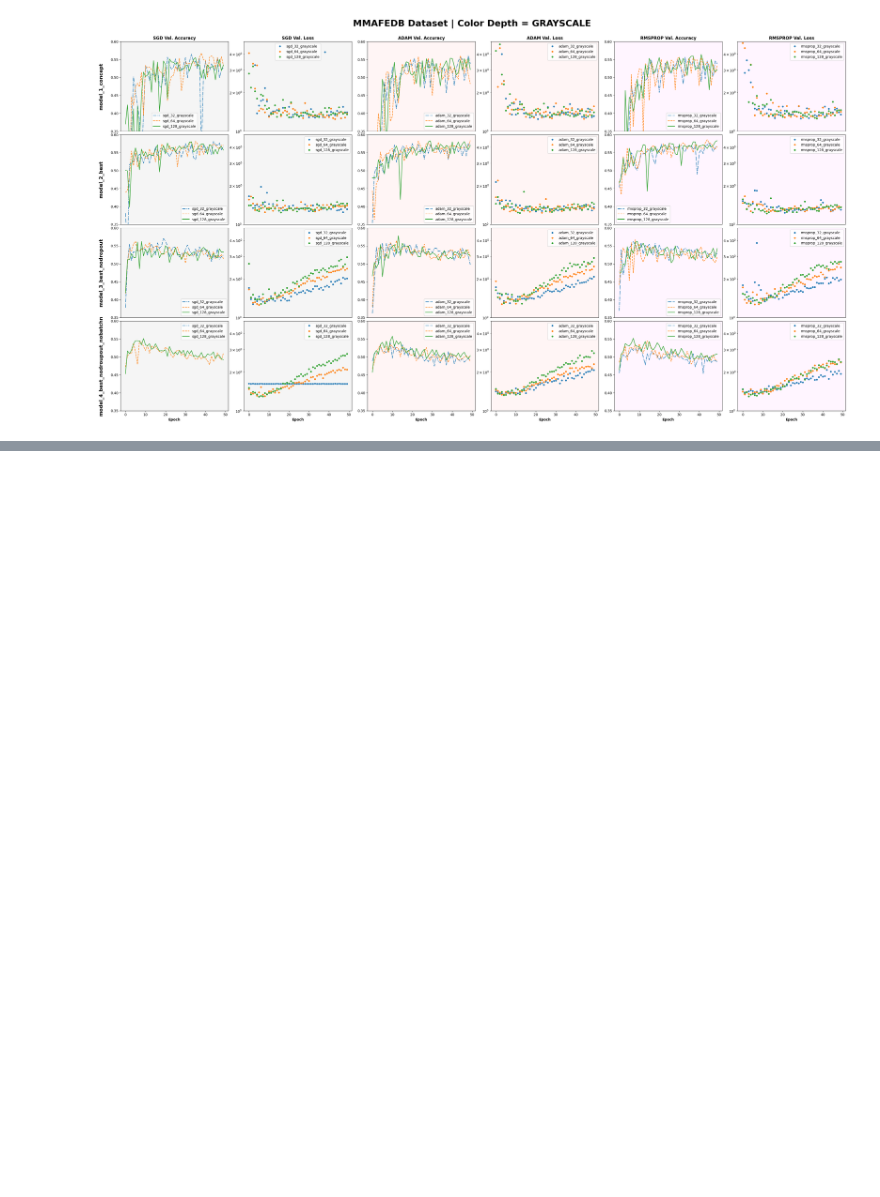
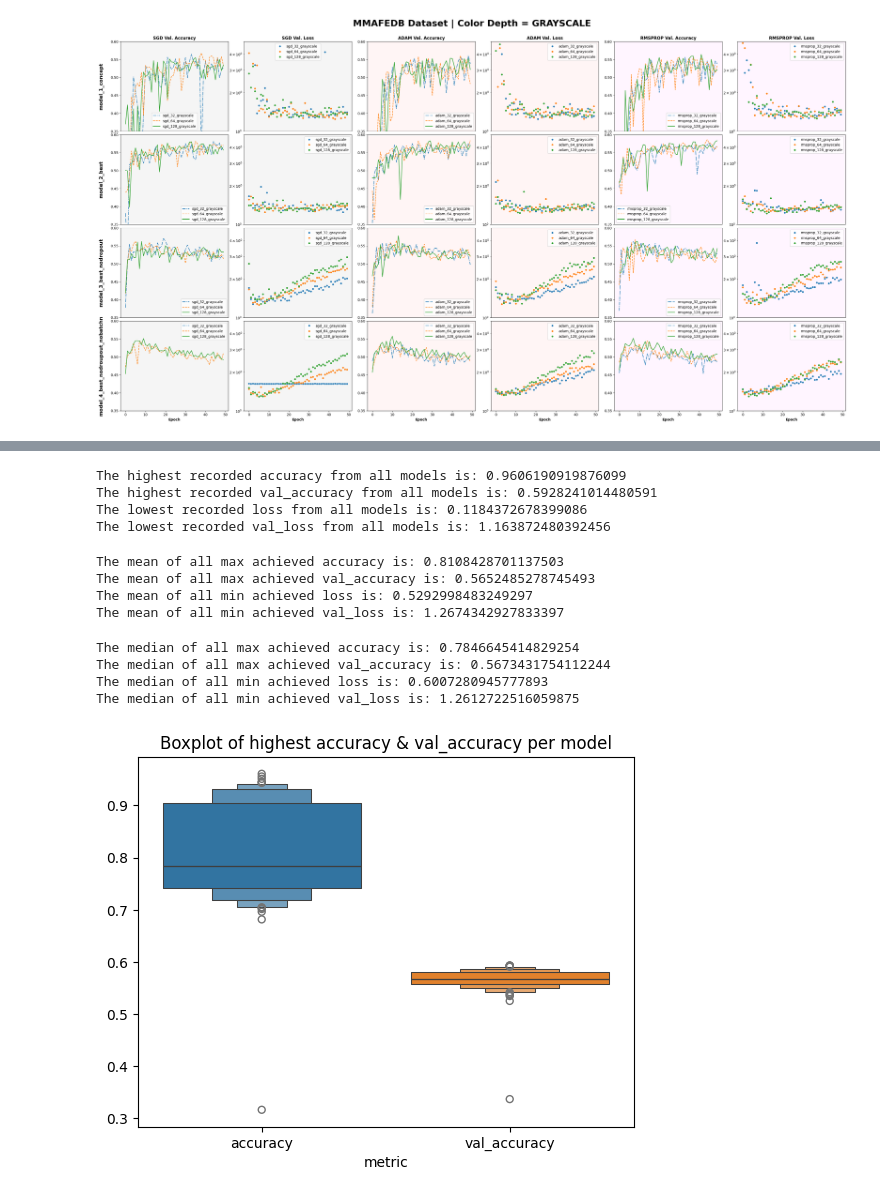
Before and after one commit to DeusNexus/iu-emotion-classification-tensorflow, a Jupyter notebook: notebooks/training_evaluation.ipynb, the cells around one changed output, grey strips where cells are left out. Cells and saved outputs as stored; diff of their text form; code cells hidden in the pictures; blank space fills up the shorter version.

```diff
--- a/notebooks/highest_score.ipynb
+++ b/notebooks/training_evaluation.ipynb
@@ -237,0 +286,48 @@ ValueError: Length of values (50) does not match length of index (96)
+# %%
+max_accuracy = df_max['accuracy'].max()
+max_val_accuracy = df_max['val_accuracy'].max()
+min_val_loss = df_min['val_loss'].min()
+min_loss = df_min['loss'].min()
+print(f'The highest recorded accuracy from all models is: {max_accuracy}')
+print(f'The highest recorded val_accuracy from all models is: {max_val_accuracy}')
+print(f'The lowest recorded loss from all models is: {min_loss}')
+print(f'The lowest recorded val_loss from all models is: {min_val_loss}')
+# %% [output]
+The highest recorded accuracy from all models is: 0.9606190919876099
+The highest recorded val_accuracy from all models is: 0.5928241014480591
+The lowest recorded loss from all models is: 0.1184372678399086
+The lowest recorded val_loss from all models is: 1.163872480392456
+# %%
+mean_accuracy = df_max['accuracy'].mean()
+mean_val_accuracy = df_max['val_accuracy'].mean()
+mean_loss = df_min['loss'].mean()
+mean_val_loss = df_min['val_loss'].mean()
+print(f'The mean of all max achieved accuracy is: {mean_accuracy}')
+print(f'The mean of all max achieved val_accuracy is: {mean_val_accuracy}')
+print(f'The mean of all min achieved loss is: {mean_loss}')
+print(f'The mean of all min achieved val_loss is: {mean_val_loss}')
+# %% [output]
+The mean of all max achieved accuracy is: 0.8108428701137503
+The mean of all max achieved val_accuracy is: 0.5652485278745493
+The mean of all min achieved loss is: 0.5292998483249297
+The mean of all min achieved val_loss is: 1.2674342927833397
+# %%
+median_accuracy = df_max['accuracy'].median()
+median_val_accuracy = df_max['val_accuracy'].median()
+median_loss = df_min['loss'].median()
+median_val_loss = df_min['val_loss'].median()
+print(f'The median of all max achieved accuracy is: {median_accuracy}')
+print(f'The median of all max achieved val_accuracy is: {median_val_accuracy}')
+print(f'The median of all min achieved loss is: {median_loss}')
+print(f'The median of all min achieved val_loss is: {median_val_loss}')
+# %% [output]
+The median of all max achieved accuracy is: 0.7846645414829254
+The median of all max achieved val_accuracy is: 0.5673431754112244
+The median of all min achieved loss is: 0.6007280945777893
+The median of all min achieved val_loss is: 1.2612722516059875
+# %%
+plt.title('Boxplot of highest accuracy & val_accuracy per model')
+sns.boxenplot(df_max[['accuracy','val_accuracy']])
+plt.show()
+# %% [output]
+[figure, added]
```
Also changed, not shown: parts of 7 cells of this notebook, 1 other file.
